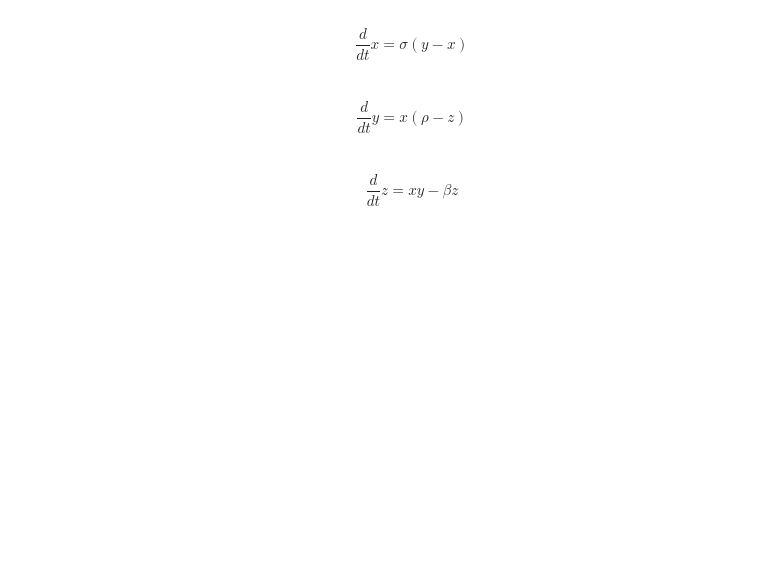
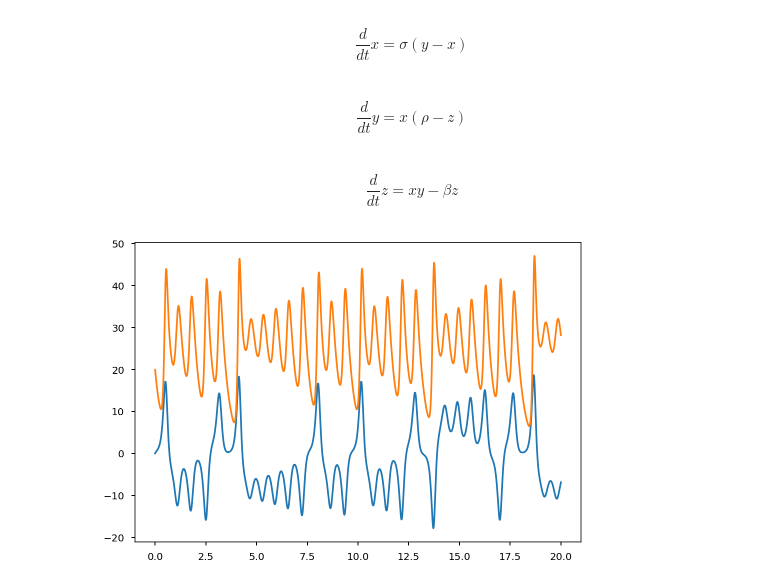
Before and after one commit to Roman-Belenya/maths_fun, a Jupyter notebook: lorenz.ipynb, the cells around one changed output. Cells and saved outputs as stored; diff of their text form; code cells hidden in the pictures; blank space fills up the shorter version.

```diff
--- a/lorenz.ipynb
+++ b/lorenz.ipynb
@@ -33,3 +35,8 @@ for t in times:
     solutions.append( solver.integrate(t) )
 
 x, y, z = zip(*solutions)
+# %%
+plt.plot(times[:20000], x[:20000])
+plt.plot(times[:20000], z[:20000]);
+# %% [output]
+[figure, added]
```
Also changed, not shown: parts of 4 cells of this notebook, 1 other file.
